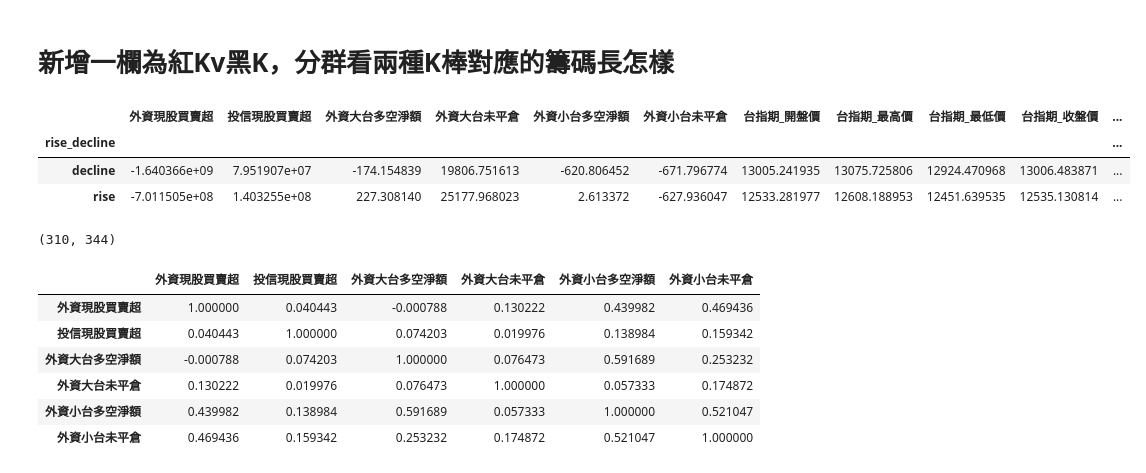
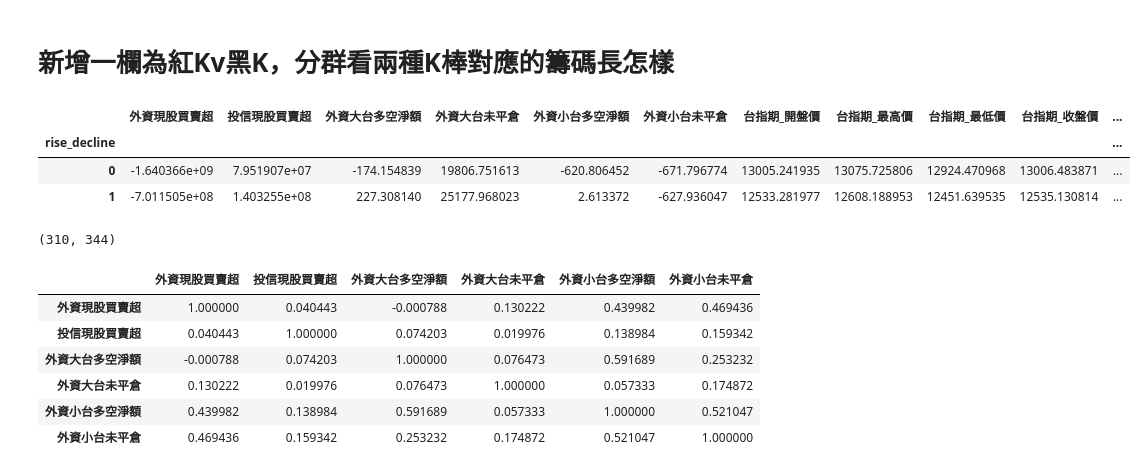
Before and after one commit to MaxChenCMC/Machine_Learning_in_Futures_Trading, a Jupyter notebook: main.ipynb, the cells around one changed output. Cells and saved outputs as stored; diff of their text form; code cells hidden in the pictures.

```diff
--- a/main.ipynb
+++ b/main.ipynb
@@ -132,15 +132,15 @@ Name: 標籤, dtype: float64
 # %% [markdown]
 # 新增一欄為紅Kv黑K，分群看兩種K棒對應的籌碼長怎樣
 # %%
-df["rise_decline"] = np.where(df["標籤"] >= 0, "rise", "decline")
+df["rise_decline"] = np.where(df["標籤"] >= 0, 1, 0)
 raise_decline = df.groupby('rise_decline')
 display(raise_decline.mean())
-len(df[df['rise_decline'] == 'decline']),len(df[df['rise_decline'] == 'rise'])
+len(df[df['rise_decline'] == 0]),len(df[df['rise_decline'] == 1])
 # %% [output]
 |  | 外資現股買賣超 | 投信現股買賣超 | 外資大台多空淨額 | 外資大台未平倉 | 外資小台多空淨額 | 外資小台未平倉 | 台指期_開盤價 | 台指期_最高價 | 台指期_最低價 | 台指期_收盤價 | ... |
 | rise_decline |  |  |  |  |  |  |  |  |  |  | ... |
-| decline | -1.640366e+09 | 7.951907e+07 | -174.154839 | 19806.751613 | -620.806452 | -671.796774 | 13005.241935 | 13075.725806 | 12924.470968 | 13006.483871 | ... |
-| rise | -7.011505e+08 | 1.403255e+08 | 227.308140 | 25177.968023 | 2.613372 | -627.936047 | 12533.281977 | 12608.188953 | 12451.639535 | 12535.130814 | ... |
+| 0 | -1.640366e+09 | 7.951907e+07 | -174.154839 | 19806.751613 | -620.806452 | -671.796774 | 13005.241935 | 13075.725806 | 12924.470968 | 13006.483871 | ... |
+| 1 | -7.011505e+08 | 1.403255e+08 | 227.308140 | 25177.968023 | 2.613372 | -627.936047 | 12533.281977 | 12608.188953 | 12451.639535 | 12535.130814 | ... |
 (310, 344)
 # %%
 plt.rcParams["font.sans-serif"] = ["Noto Sans CJK TC"]
```
Also changed, not shown: parts of 6 cells of this notebook, 1 other file.
